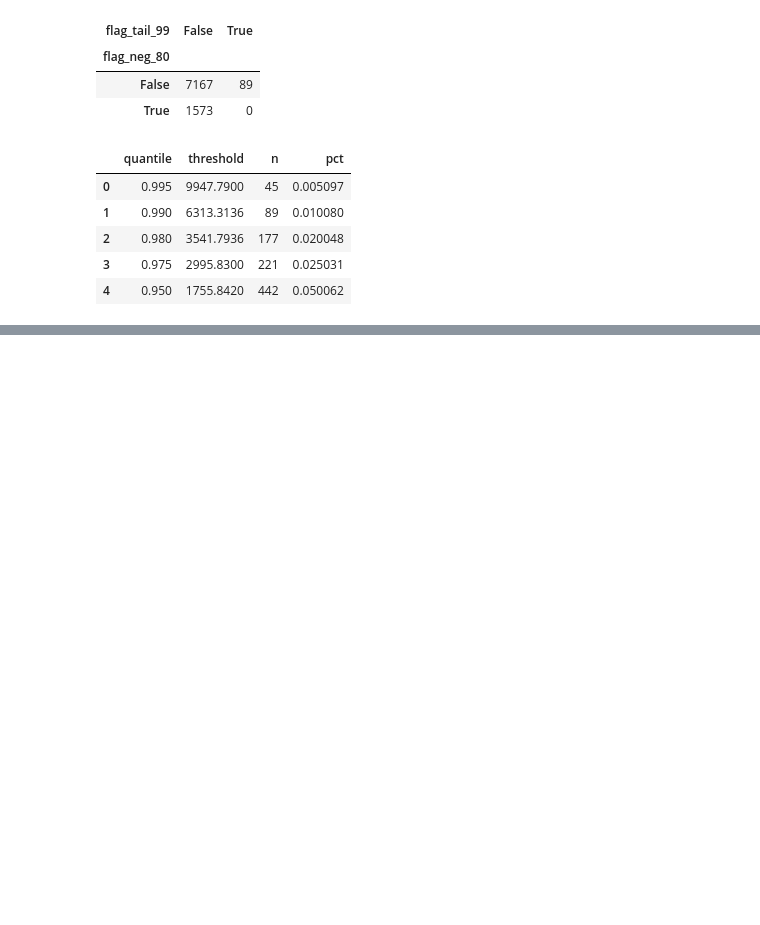
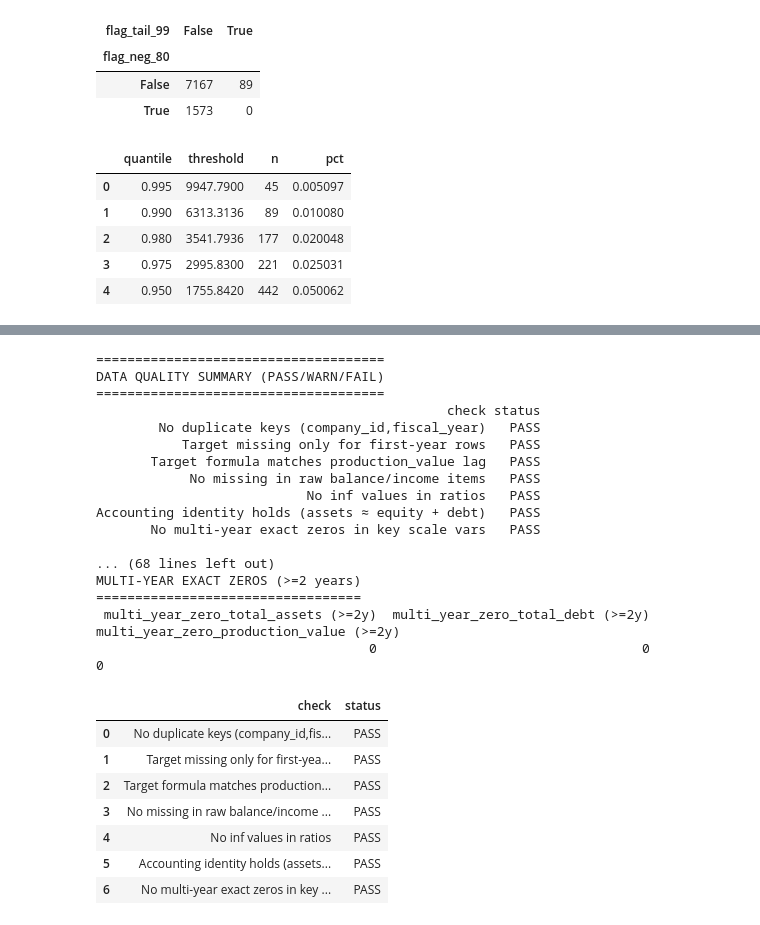
Before and after one commit to MoriondoTommaso/italian-financial-challenge, a Jupyter notebook: notebooks/work_tommaso.ipynb, the cells around one changed output, grey strips where cells are left out. Cells and saved outputs as stored; diff of their text form; code cells hidden in the pictures; blank space fills up the shorter version.

```diff
--- a/notebooks/work_tommaso.ipynb
+++ b/notebooks/work_tommaso.ipynb
@@ -1098,0 +1106,31 @@ plt.show()
+# %%
+from ifc.data_quality import run_all_checks_readable
+
+report = run_all_checks_readable(train_df, test_df, verbose=True)
+report["summary"]
+# %% [output]
+=====================================
+DATA QUALITY SUMMARY (PASS/WARN/FAIL)
+=====================================
+                                             check status
+        No duplicate keys (company_id,fiscal_year)   PASS
+           Target missing only for first-year rows   PASS
+       Target formula matches production_value lag   PASS
+            No missing in raw balance/income items   PASS
+                           No inf values in ratios   PASS
+Accounting identity holds (assets ≈ equity + debt)   PASS
+       No multi-year exact zeros in key scale vars   PASS
+
+... (68 lines left out)
+MULTI-YEAR EXACT ZEROS (>=2 years)
+==================================
+ multi_year_zero_total_assets (>=2y)  multi_year_zero_total_debt (>=2y)  multi_year_zero_production_value (>=2y)
+                                   0                                  0                                        0
+|  | check | status |
+| 0 | No duplicate keys (company_id,fis... | PASS |
+| 1 | Target missing only for first-yea... | PASS |
+| 2 | Target formula matches production... | PASS |
+| 3 | No missing in raw balance/income ... | PASS |
+| 4 | No inf values in ratios | PASS |
+| 5 | Accounting identity holds (assets... | PASS |
+| 6 | No multi-year exact zeros in key ... | PASS |
```
Also changed, not shown: parts of 3 cells of this notebook, 2 other files.
